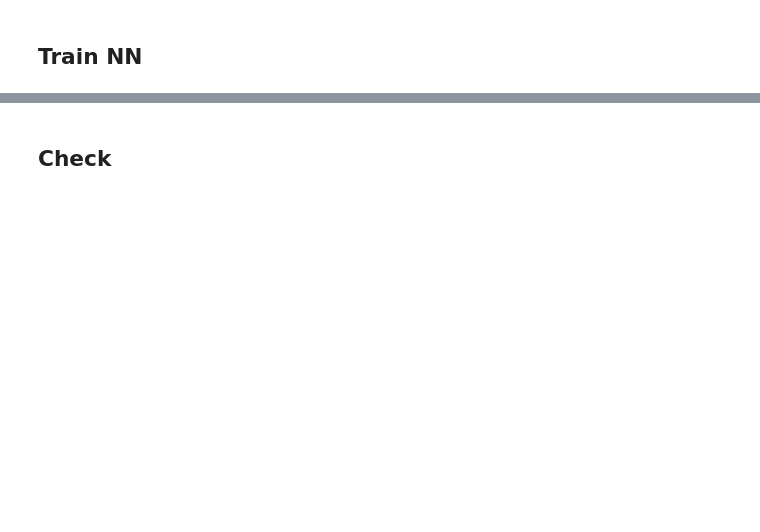
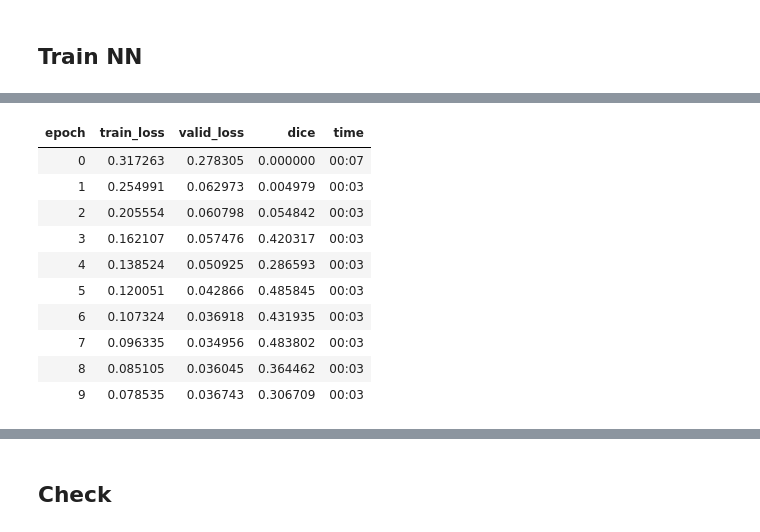
Before and after one commit to nzxwang/datastory, a Jupyter notebook: fastai/fluorescence_arc-venus_neuron-segmenter/arc-venus-train.ipynb, the cells around one changed output, grey strips where cells are left out. Drawn from its saved outputs; the diff is of its cells as text; code cells hidden in the pictures; blank space fills up the shorter version.

Commit message:
tried to train clusters

```diff
--- a/fastai/fluorescence_arc-venus_neuron-segmenter/arc-venus-train.ipynb
+++ b/fastai/fluorescence_arc-venus_neuron-segmenter/arc-venus-train.ipynb
@@ -88,18 +104,11 @@ transforms = get_transforms(
 # %%
 get_label_from_image = lambda path: re.sub(r'_image_', '_label_', path.as_posix())
 codes = ["NOT-CELL", "CELL"]
-def filter_empties(fname, cutoff=0.95):
-    if "empty" in Path(fname).name:
-        # Return the next random floating point number in the range [0.0, 1.0).
-        return (random.random() > cutoff)
-    else:
-        return True
 
 src = (
     SegmentationItemList.from_folder(processed_dir)
     .filter_by_func(lambda fname:'image' in Path(fname).name)
-#     .filter_by_func(filter_empties)
-    .split_by_rand_pct(valid_pct=0.20, seed=2)
+    .split_by_rand_pct(valid_pct=0.10, seed=2)
     .label_from_func(get_label_from_image, classes=codes)
 )
 data = (
@@ -108,8 +117,11 @@ data = (
     .normalize(imagenet_stats)
 )
 # %%
-learn = unet_learner(data, models.resnet34, metrics=partial(dice, iou=True))
-# learn.loss_func = CrossEntropyFlat(axis=1, weight = torch.Tensor([1,1]).cuda())
+learn = unet_learner(
+    data,
+    models.resnet34,
+    metrics=partial(dice, iou=True),
+    model_dir='.')
 # %%
 lr_find(learn)
 learn.recorder.plot(suggestion=True)
@@ -116,5 +134,17 @@ learn.recorder.plot(suggestion=True)
 # %%
-lr = 2.5e-3
-learn.fit_one_cycle(30, lr)
+lr = 2e-3
+learn.fit_one_cycle(10, lr)
+# %% [output]
+| epoch | train_loss | valid_loss | dice | time |
+| 0 | 0.317263 | 0.278305 | 0.000000 | 00:07 |
+| 1 | 0.254991 | 0.062973 | 0.004979 | 00:03 |
+| 2 | 0.205554 | 0.060798 | 0.054842 | 00:03 |
+| 3 | 0.162107 | 0.057476 | 0.420317 | 00:03 |
+| 4 | 0.138524 | 0.050925 | 0.286593 | 00:03 |
+| 5 | 0.120051 | 0.042866 | 0.485845 | 00:03 |
+| 6 | 0.107324 | 0.036918 | 0.431935 | 00:03 |
+| 7 | 0.096335 | 0.034956 | 0.483802 | 00:03 |
+| 8 | 0.085105 | 0.036045 | 0.364462 | 00:03 |
+| 9 | 0.078535 | 0.036743 | 0.306709 | 00:03 |
 # %%
 learn.recorder.plot_losses()
```
Also changed, not shown: parts of 12 cells of this notebook.
